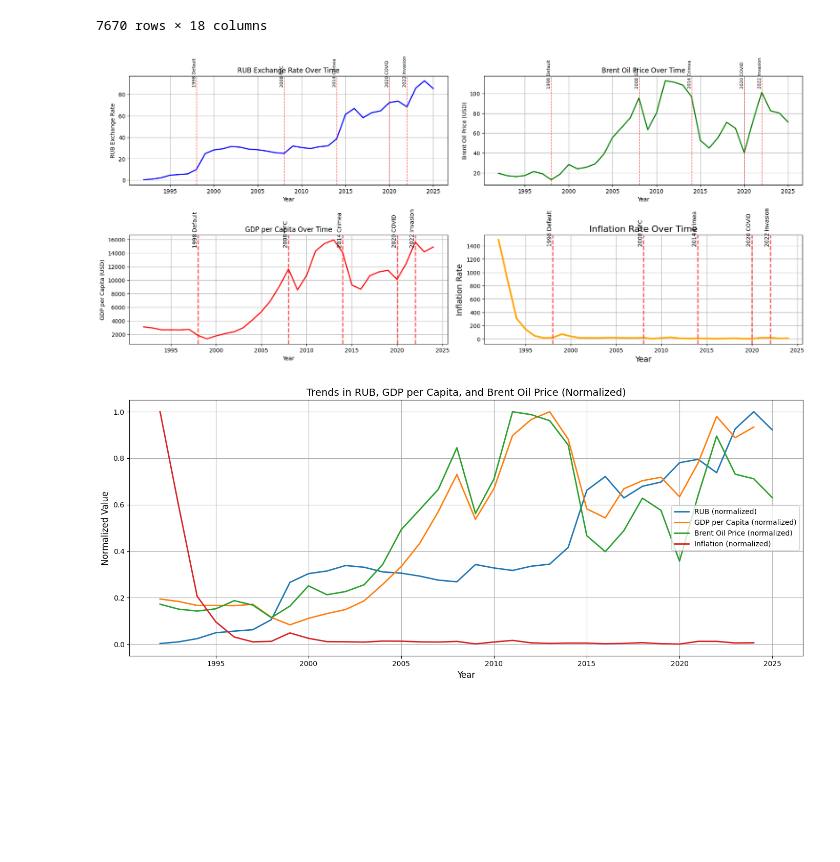
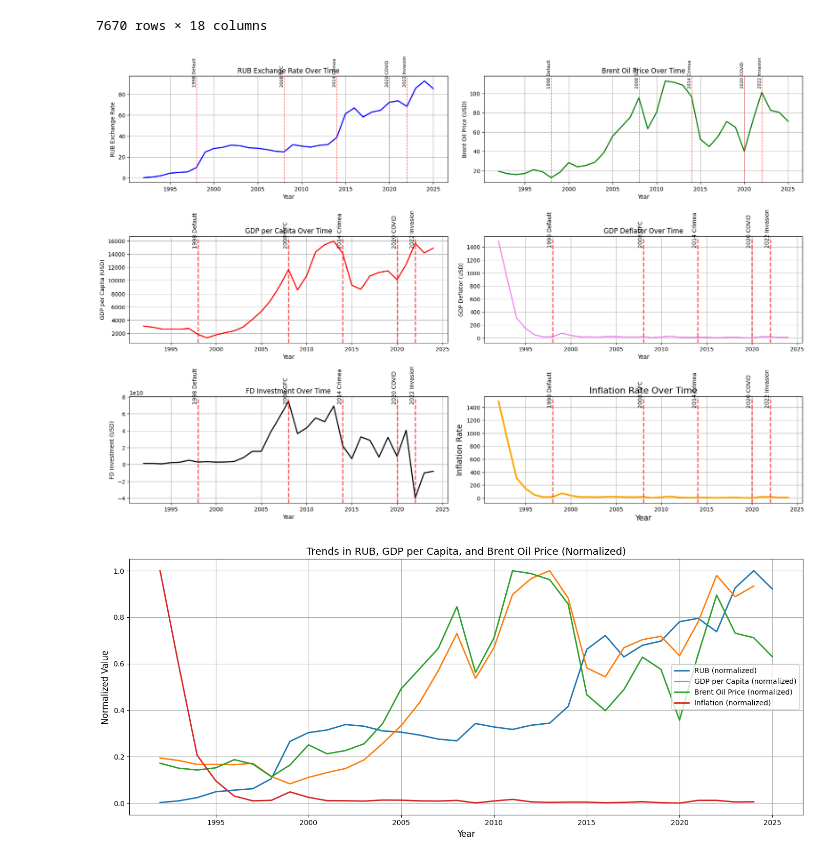
Before and after one commit to ZlataSparrow/Ruble_Volatility_Prediction, a Jupyter notebook: notebook/Data Analysis.ipynb, the cells around one changed output. Drawn from its saved outputs; the diff is of its cells as text; code cells hidden in the pictures; blank space fills up the shorter version.

```diff
--- a/notebook/Data Analysis.ipynb
+++ b/notebook/Data Analysis.ipynb
@@ -95,16 +107,14 @@ shocks = {
     "2022 Invasion": "2022-02-24"
 }
 # %%
+plt.figure(figsize=(18, 12))
+
 # 1. RUB over time
-plt.figure(figsize=(18, 8))
-
-plt.subplot(2, 2, 1)
+plt.subplot(3, 2, 1)
 data.groupby('year')['RUB'].mean().plot(title='RUB Exchange Rate Over Time', color='blue', linewidth=2)
 plt.xlabel('Year')
 plt.ylabel('RUB Exchange Rate')
 plt.grid(True)
-
-
 for shock_name, shock_date in shocks.items():
     shock_year = pd.to_datetime(shock_date).year
     if shock_year in data['year'].values:
@@ -112,52 +122,70 @@ for shock_name, shock_date in shocks.items():
         plt.text(shock_year, plt.ylim()[1]*0.9, shock_name, rotation=90, fontsize=8, ha='right')
 
 # 2. Brent price
-plt.subplot(2, 2, 2)
+plt.subplot(3, 2, 2)
 data.groupby('year')['Brent_price'].mean().plot(title='Brent Oil Price Over Time', color='green', linewidth=2)
 plt.xlabel('Year')
 plt.ylabel('Brent Oil Price (USD)')
 plt.grid(True)
-
-
 for shock_name, shock_date in shocks.items():
     shock_year = pd.to_datetime(shock_date).year
     if shock_year in data['year'].values:
         plt.axvline(x=shock_year, color='red', linestyle='--', alpha=0.7, linewidth=1)
         plt.text(shock_year, plt.ylim()[1]*0.9, shock_name, rotation=90, fontsize=8, ha='right')
 
 # 3. GDP per capita
-plt.subplot(2, 2, 3)
+plt.subplot(3, 2, 3)
 data.groupby('year')['GDP_per_capita'].mean().plot(title='GDP per Capita Over Time', color='red', linewidth=2)
 plt.xlabel('Year')
 plt.ylabel('GDP per Capita (USD)')
 plt.grid(True)
-
-
 for shock_name, shock_date in shocks.items():
     shock_year = pd.to_datetime(shock_date).year
     if shock_year in data['year'].values:
         plt.axvline(x=shock_year, color='red', linestyle='--', alpha=0.7, linewidth=2)
         plt.text(shock_year, plt.ylim()[1]*0.9, shock_name, rotation=90, fontsize=10, ha='right')
 
-# 4. Inflation
-plt.subplot(2, 2, 4)
+# 4. GDP Deflator
+plt.subplot(3, 2, 4)
+data.groupby('year')['GDP_deflator'].mean().plot(title='GDP Deflator Over Time', color='violet', linewidth=2)
+plt.xlabel('Year')
+plt.ylabel('GDP Deflator (USD)')
+plt.grid(True)
+for shock_name, shock_date in shocks.items():
+    shock_year = pd.to_datetime(shock_date).year
+    if shock_year in data['year'].values:
+        plt.axvline(x=shock_year, color='red', linestyle='--', alpha=0.7, linewidth=2)
+        plt.text(shock_year, plt.ylim()[1]*0.9, shock_name, rotation=90, fontsize=10, ha='right')
+
+# 5. FD Investment
+plt.subplot(3, 2, 5)
+data.groupby('year')['FD_investment'].mean().plot(title='FD Investment Over Time', color='black', linewidth=2)
+plt.xlabel('Year')
+plt.ylabel('FD Investment (USD)')
+plt.grid(True)
+for shock_name, shock_date in shocks.items():
+    shock_year = pd.to_datetime(shock_date).year
+    if shock_year in data['year'].values:
+        plt.axvline(x=shock_year, color='red', linestyle='--', alpha=0.7, linewidth=2)
+        plt.text(shock_year, plt.ylim()[1]*0.9, shock_name, rotation=90, fontsize=10, ha='right')
+
+# 6. Inflation
+plt.subplot(3, 2, 6)
 data.groupby('year')['Inflation'].mean().plot(title='Inflation Rate Over Time', color='orange', linewidth=3)
 plt.xlabel('Year', fontsize=14)
 plt.ylabel('Inflation Rate', fontsize=14)
 plt.title('Inflation Rate Over Time', fontsize=16)
 plt.grid(True)
-
-#
 for shock_name, shock_date in shocks.items():
     shock_year = pd.to_datetime(shock_date).year
     if shock_year in data['year'].values:
         plt.axvline(x=shock_year, color='red', linestyle='--', alpha=0.7, linewidth=2)
         plt.text(shock_year, plt.ylim()[1]*0.9, shock_name, rotation=90, fontsize=10, ha='right')
 
 plt.tight_layout()
 plt.show()
 # %% [output]
-[figure, old version]
+[figure, new version]
 # %%
 annual_data = data.groupby("year").agg({
     "RUB": "mean",
```
Also changed, not shown: parts of 1 cell of this notebook, 2 other files.
